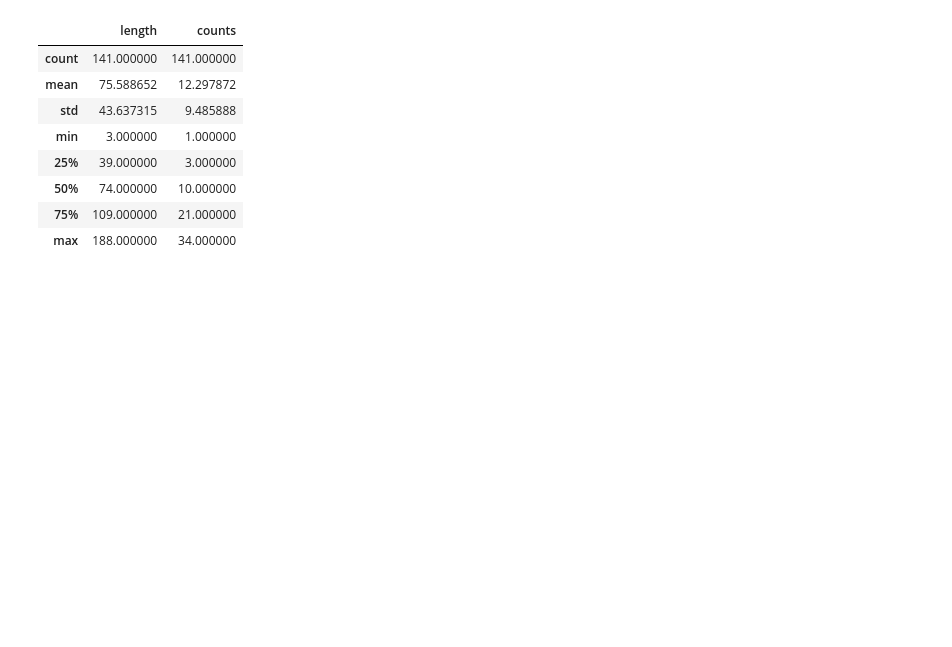
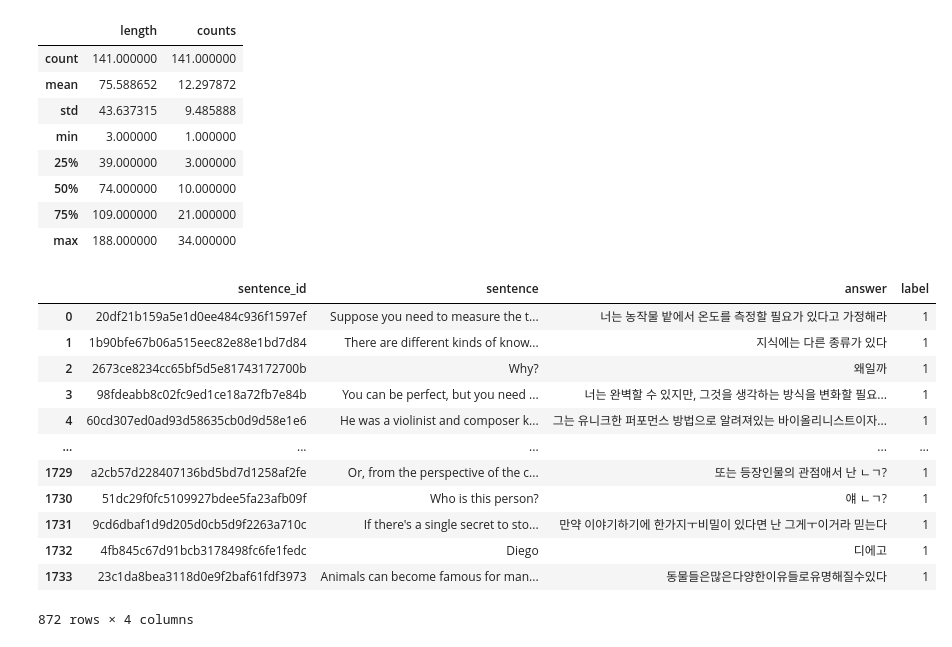
Before and after one commit to jjh0987/MyProject, a Jupyter notebook: pythonProject/MyProject/IhatePT/Untitled4.ipynb, the cells around one changed output. Cells and saved outputs as stored; diff of their text form; code cells hidden in the pictures; blank space fills up the shorter version.

```diff
--- a/pythonProject/MyProject/IhatePT/Untitled4.ipynb
+++ b/pythonProject/MyProject/IhatePT/Untitled4.ipynb
@@ -183,3 +183,21 @@ df.describe()
 | 50% | 74.000000 | 10.000000 |
 | 75% | 109.000000 | 21.000000 |
 | max | 188.000000 | 34.000000 |
+# %%
+one = student[student['label'] == 1]
+zero = student[student['label'] == 0]
+one
+# %% [output]
+|  | sentence_id | sentence | answer | label |
+| 0 | 20df21b159a5e1d0ee484c936f1597ef | Suppose you need to measure the t... | 너는 농작물 밭에서 온도를 측정할 필요가 있다고 가정해라 | 1 |
+| 1 | 1b90bfe67b06a515eec82e88e1bd7d84 | There are different kinds of know... | 지식에는 다른 종류가 있다 | 1 |
+| 2 | 2673ce8234cc65bf5d5e81743172700b | Why? | 왜일까 | 1 |
+| 3 | 98fdeabb8c02fc9ed1ce18a72fb7e84b | You can be perfect, but you need ... | 너는 완벽할 수 있지만, 그것을 생각하는 방식을 변화할 필요... | 1 |
+| 4 | 60cd307ed0ad93d58635cb0d9d58e1e6 | He was a violinist and composer k... | 그는 유니크한 퍼포먼스 방법으로 알려져있는 바이올리니스트이자... | 1 |
+| ... | ... | ... | ... | ... |
+| 1729 | a2cb57d228407136bd5bd7d1258af2fe | Or, from the perspective of the c... | 또는 등장인물의 관점애서 난 ㄴㄱ? | 1 |
+| 1730 | 51dc29f0fc5109927bdee5fa23afb09f | Who is this person? | 얘 ㄴㄱ? | 1 |
+| 1731 | 9cd6dbaf1d9d205d0cb5d9f2263a710c | If there's a single secret to sto... | 만약 이야기하기에 한가지ㅜ비밀이 있다면 난 그게ㅜ이거라 믿는다 | 1 |
+| 1732 | 4fb845c67d91bcb3178498fc6fe1fedc | Diego | 디에고 | 1 |
+| 1733 | 23c1da8bea3118d0e9f2baf61fdf3973 | Animals can become famous for man... | 동물들은많은다양한이유들로유명해질수있다 | 1 |
+872 rows × 4 columns
```
Also changed, not shown: parts of 4 cells of this notebook, 5 other files.
